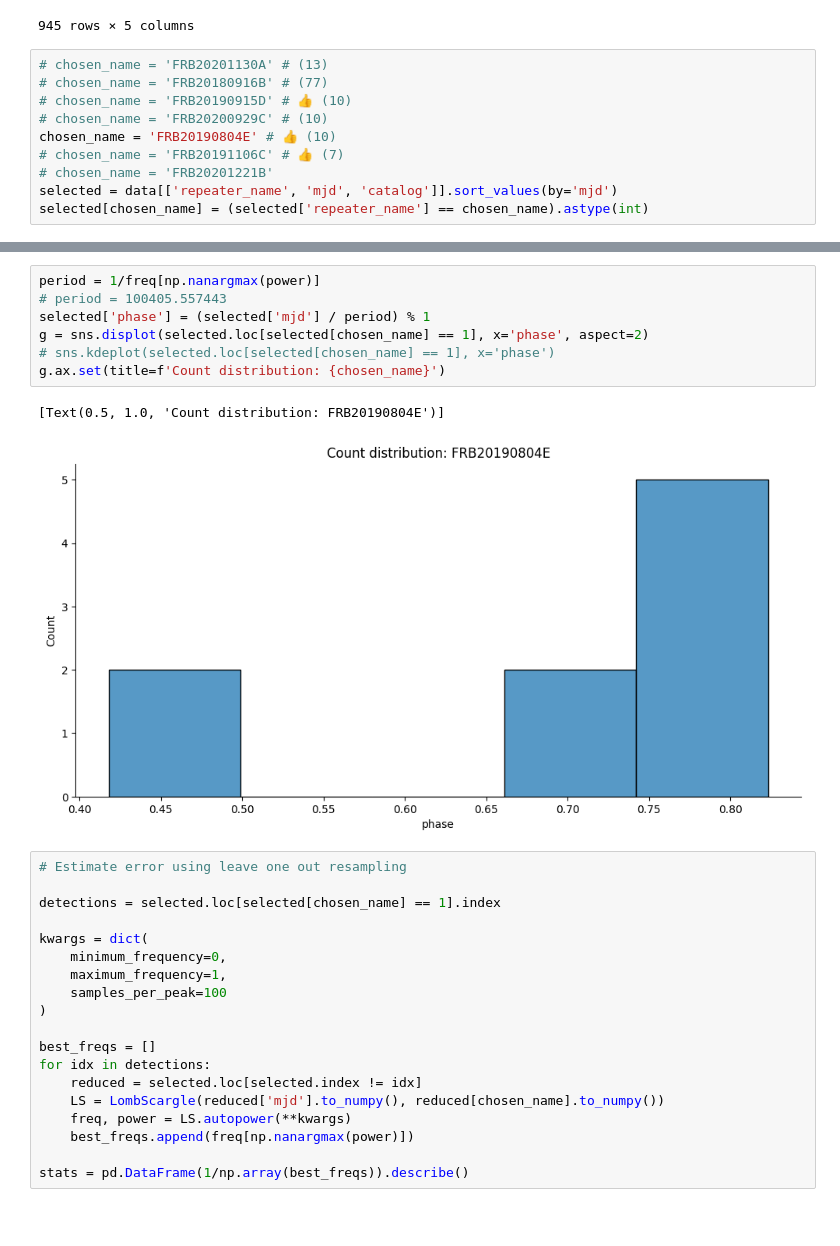
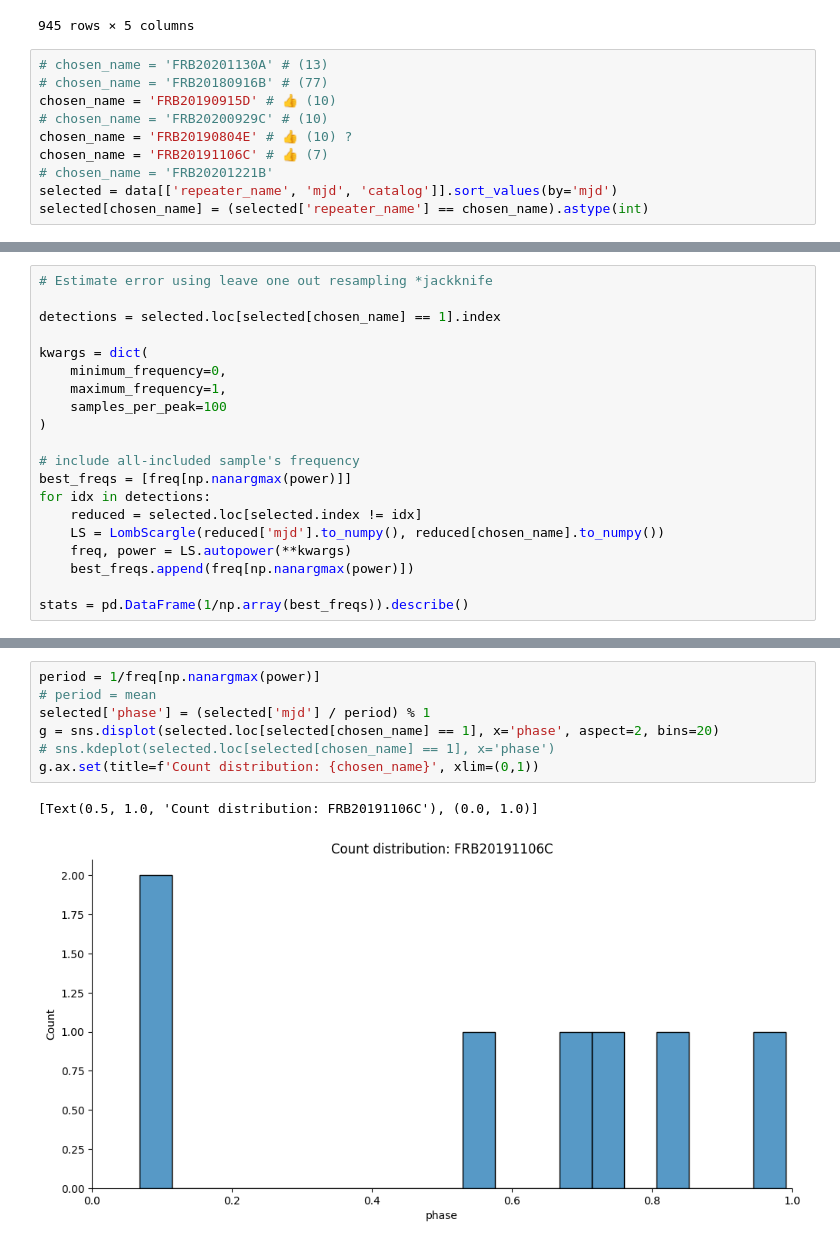
Before and after one commit to Thaza-Kun/sarjana, a Jupyter notebook: docs/notebooks/16-periodogram.ipynb, the cells around one changed output, grey strips where cells are left out. Drawn from its saved outputs; the diff is of its cells as text; blank space fills up the shorter version.

```diff
--- a/docs/notebooks/16-periodogram.ipynb
+++ b/docs/notebooks/16-periodogram.ipynb
@@ -39,10 +39,10 @@ data
 # %%
 # chosen_name = 'FRB20201130A' # (13)
 # chosen_name = 'FRB20180916B' # (77)
-# chosen_name = 'FRB20190915D' # 👍 (10)
+chosen_name = 'FRB20190915D' # 👍 (10)
 # chosen_name = 'FRB20200929C' # (10)
-chosen_name = 'FRB20190804E' # 👍 (10)
-# chosen_name = 'FRB20191106C' # 👍 (7)
+chosen_name = 'FRB20190804E' # 👍 (10) ?
+chosen_name = 'FRB20191106C' # 👍 (7)
 # chosen_name = 'FRB20201221B'
 selected = data[['repeater_name', 'mjd', 'catalog']].sort_values(by='mjd')
 selected[chosen_name] = (selected['repeater_name'] == chosen_name).astype(int)
@@ -68,0 +65,20 @@ len(freq)
+# %%
+# Estimate error using leave one out resampling *jackknife
+
+detections = selected.loc[selected[chosen_name] == 1].index
+
+kwargs = dict(
+    minimum_frequency=0,
+    maximum_frequency=1,
+    samples_per_peak=100
+)
+
+# include all-included sample's frequency
+best_freqs = [freq[np.nanargmax(power)]]
+for idx in detections:
+    reduced = selected.loc[selected.index != idx]
+    LS = LombScargle(reduced['mjd'].to_numpy(), reduced[chosen_name].to_numpy())
+    freq, power = LS.autopower(**kwargs)
+    best_freqs.append(freq[np.nanargmax(power)])
+
+stats = pd.DataFrame(1/np.array(best_freqs)).describe()
@@ -99,29 +110,10 @@ _=G.ax.set(ylim=(0,0.2))
 # %%
 period = 1/freq[np.nanargmax(power)]
-# period = 100405.557443
+# period = mean
 selected['phase'] = (selected['mjd'] / period) % 1
-g = sns.displot(selected.loc[selected[chosen_name] == 1], x='phase', aspect=2)
+g = sns.displot(selected.loc[selected[chosen_name] == 1], x='phase', aspect=2, bins=20)
 # sns.kdeplot(selected.loc[selected[chosen_name] == 1], x='phase')
-g.ax.set(title=f'Count distribution: {chosen_name}')
+g.ax.set(title=f'Count distribution: {chosen_name}', xlim=(0,1))
 # %% [output]
-[Text(0.5, 1.0, 'Count distribution: FRB20190804E')]
+[Text(0.5, 1.0, 'Count distribution: FRB20191106C'), (0.0, 1.0)]
-[figure, old version]
+[figure, new version]
-# %%
-# Estimate error using leave one out resampling
-
-detections = selected.loc[selected[chosen_name] == 1].index
-
-kwargs = dict(
-    minimum_frequency=0,
-    maximum_frequency=1,
-    samples_per_peak=100
-)
-
-best_freqs = []
-for idx in detections:
-    reduced = selected.loc[selected.index != idx]
-    LS = LombScargle(reduced['mjd'].to_numpy(), reduced[chosen_name].to_numpy())
-    freq, power = LS.autopower(**kwargs)
-    best_freqs.append(freq[np.nanargmax(power)])
-
-stats = pd.DataFrame(1/np.array(best_freqs)).describe()
```
Also changed, not shown: parts of 5 cells of this notebook, 1 other file.
